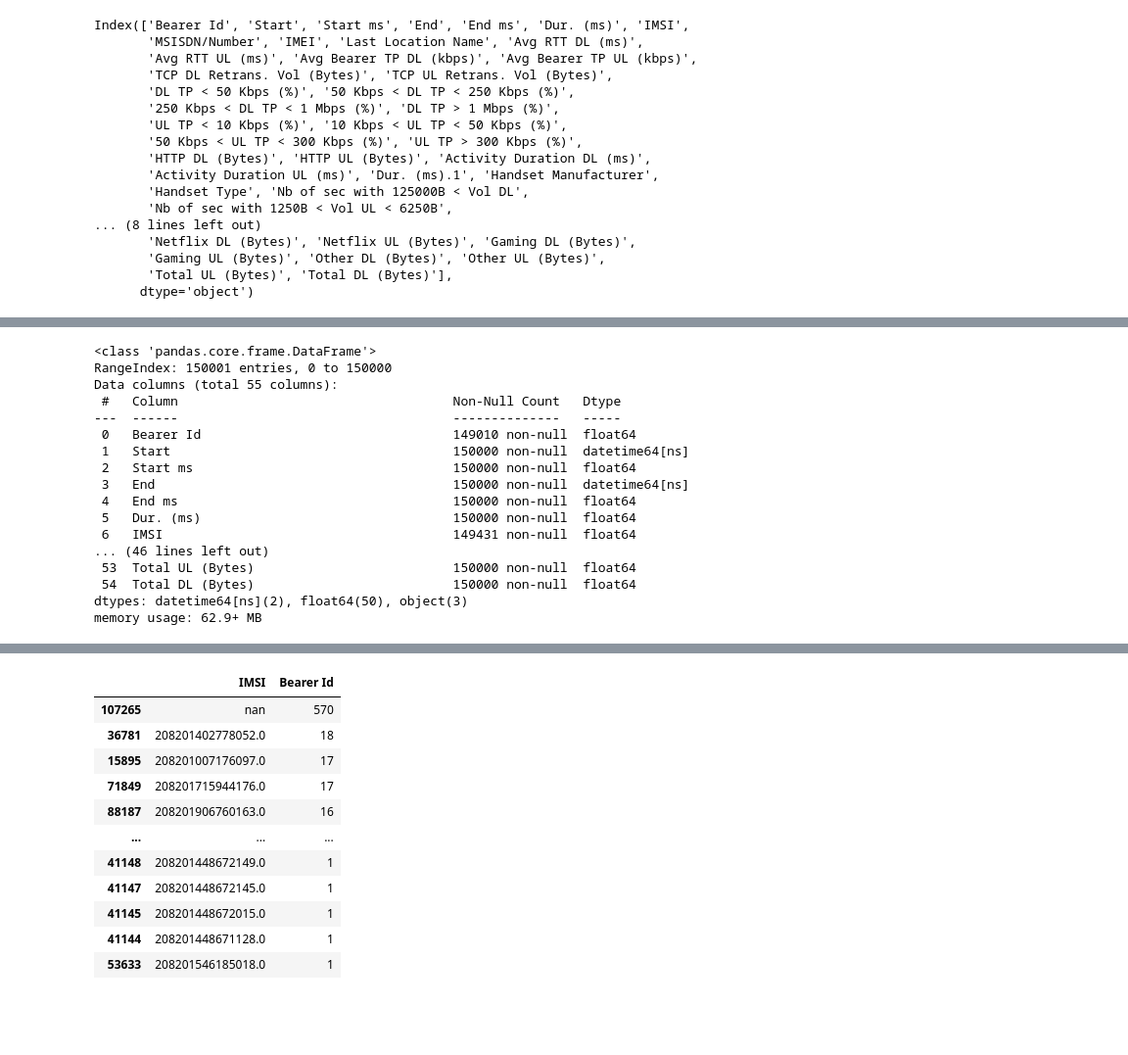
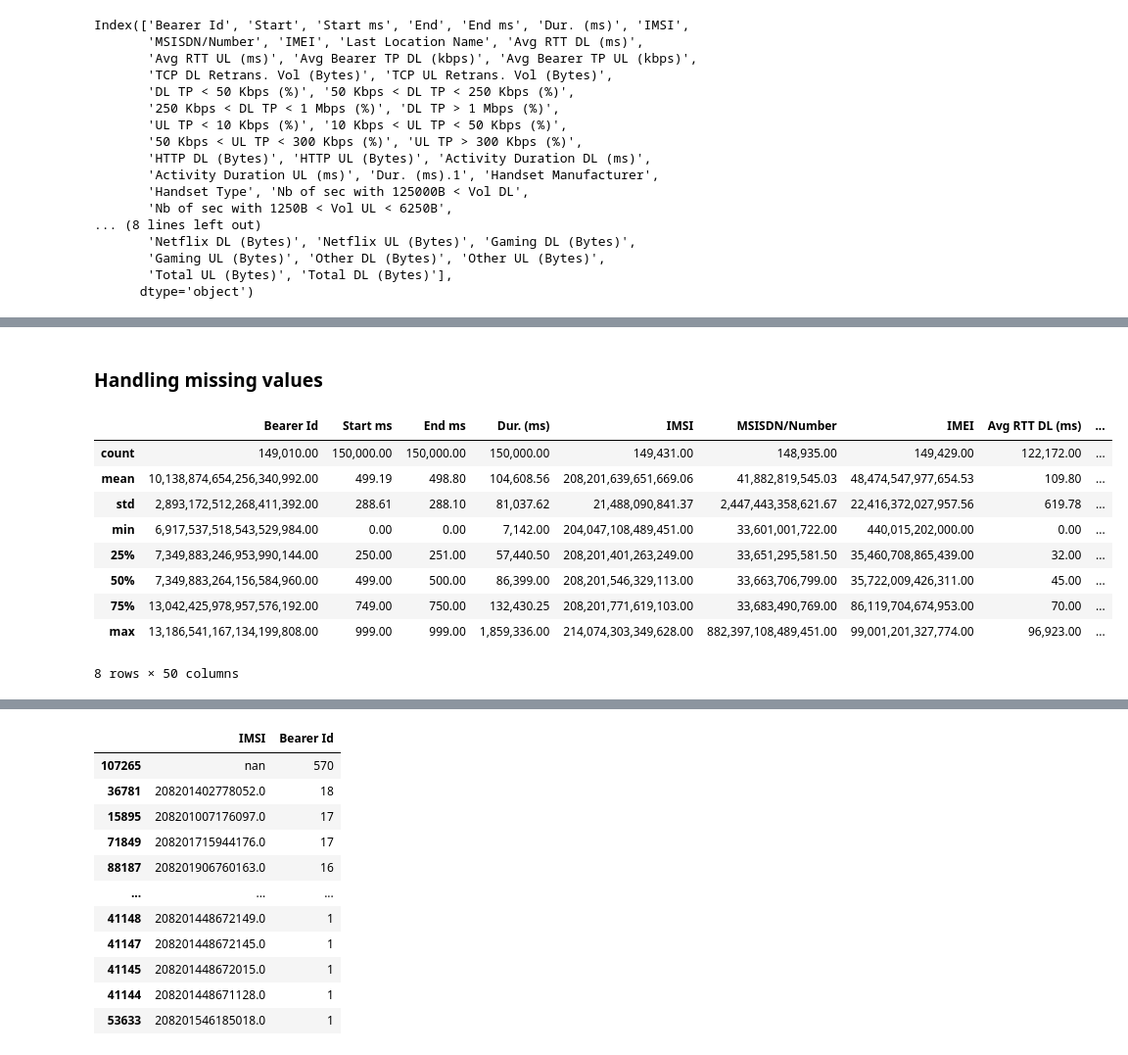
Before and after one commit to nardoshood/Telecomunication-User-Analytics, a Jupyter notebook: notebooks/data_exploration.ipynb, the cells around one changed output, grey strips where cells are left out. Shown: that part at 98% size. Cells and saved outputs as stored; diff of their text form; code cells hidden in the pictures; blank space fills up the shorter version.

Commit message:
Aggregate the info in the columns

```diff
--- a/notebooks/data_exploration.ipynb
+++ b/notebooks/data_exploration.ipynb
@@ -40,20 +91,15 @@ Index(['Bearer Id', 'Start', 'Start ms', 'End', 'End ms', 'Dur. (ms)', 'IMSI',
+# %% [markdown]
+### Handling missing values
 # %%
-df.info()
+df.describe()
 # %% [output]
+|  | Bearer Id | Start ms | End ms | Dur. (ms) | IMSI | MSISDN/Number | IMEI | Avg RTT DL (ms) | ... |
+| count | 149,010.00 | 150,000.00 | 150,000.00 | 150,000.00 | 149,431.00 | 148,935.00 | 149,429.00 | 122,172.00 | ... |
+| mean | 10,138,874,654,256,340,992.00 | 499.19 | 498.80 | 104,608.56 | 208,201,639,651,669.06 | 41,882,819,545.03 | 48,474,547,977,654.53 | 109.80 | ... |
+| std | 2,893,172,512,268,411,392.00 | 288.61 | 288.10 | 81,037.62 | 21,488,090,841.37 | 2,447,443,358,621.67 | 22,416,372,027,957.56 | 619.78 | ... |
+| min | 6,917,537,518,543,529,984.00 | 0.00 | 0.00 | 7,142.00 | 204,047,108,489,451.00 | 33,601,001,722.00 | 440,015,202,000.00 | 0.00 | ... |
+| 25% | 7,349,883,246,953,990,144.00 | 250.00 | 251.00 | 57,440.50 | 208,201,401,263,249.00 | 33,651,295,581.50 | 35,460,708,865,439.00 | 32.00 | ... |
+| 50% | 7,349,883,264,156,584,960.00 | 499.00 | 500.00 | 86,399.00 | 208,201,546,329,113.00 | 33,663,706,799.00 | 35,722,009,426,311.00 | 45.00 | ... |
+| 75% | 13,042,425,978,957,576,192.00 | 749.00 | 750.00 | 132,430.25 | 208,201,771,619,103.00 | 33,683,490,769.00 | 86,119,704,674,953.00 | 70.00 | ... |
+| max | 13,186,541,167,134,199,808.00 | 999.00 | 999.00 | 1,859,336.00 | 214,074,303,349,628.00 | 882,397,108,489,451.00 | 99,001,201,327,774.00 | 96,923.00 | ... |
-<class 'pandas.core.frame.DataFrame'>
-RangeIndex: 150001 entries, 0 to 150000
-Data columns (total 55 columns):
- #   Column                                    Non-Null Count   Dtype
----  ------                                    --------------   -----
- 0   Bearer Id                                 149010 non-null  float64
- 1   Start                                     150000 non-null  datetime64[ns]
- 2   Start ms                                  150000 non-null  float64
- 3   End                                       150000 non-null  datetime64[ns]
- 4   End ms                                    150000 non-null  float64
- 5   Dur. (ms)                                 150000 non-null  float64
- 6   IMSI                                      149431 non-null  float64
-... (46 lines left out)
- 53  Total UL (Bytes)                          150000 non-null  float64
- 54  Total DL (Bytes)                          150000 non-null  float64
-dtypes: datetime64[ns](2), float64(50), object(3)
-memory usage: 62.9+ MB
+8 rows × 50 columns
```
Also changed, not shown: parts of 25 cells of this notebook.
